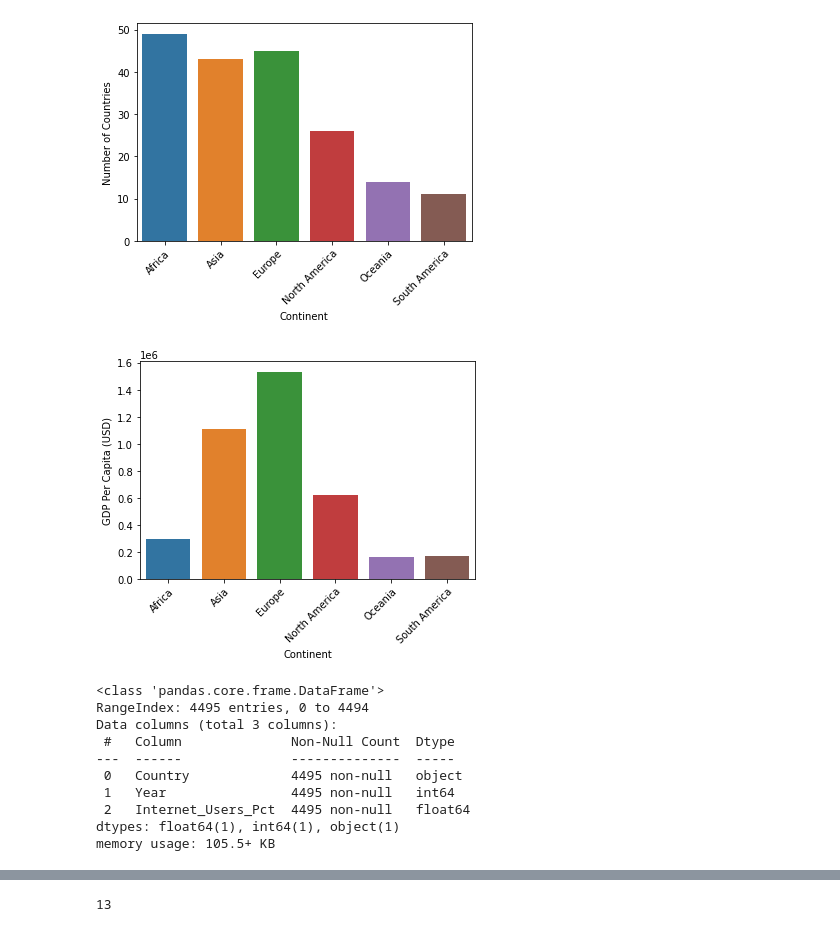
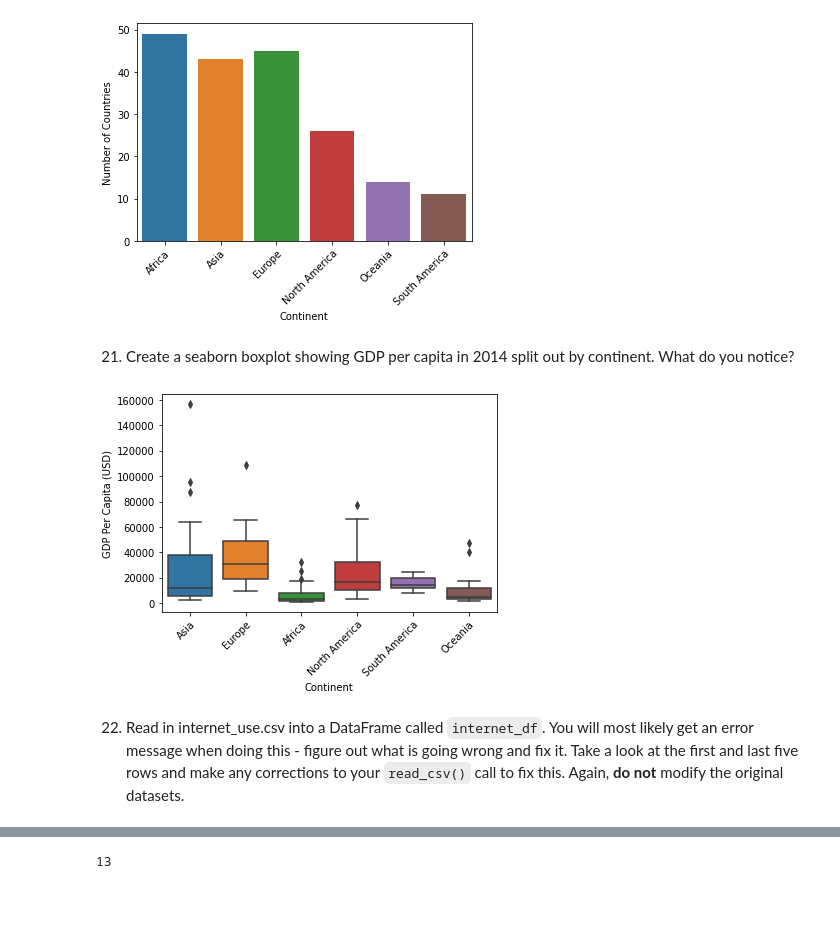
Before and after one commit to nss-data-science-cohort-5/un_exploration-rohitrvenkat, a Jupyter notebook: UN_Data_Exploration.ipynb, the cells around one changed output, grey strips where cells are left out. Cells and saved outputs as stored; diff of their text form; code cells hidden in the pictures; blank space fills up the shorter version.

```diff
--- a/UN_Data_Exploration.ipynb
+++ b/UN_Data_Exploration.ipynb
@@ -7,2 +34,2 @@ import seaborn as sns
 # %%
-gdp_df = pd.read_csv('data/gdp_per_capita.csv')
+gdp_df = pd.read_csv('data/gdp_per_capita.csv', nrows = 6868)
@@ -32,3 +38,3 @@ gdp_df.tail()
 # %%
-gdp_df = pd.read_csv('data/gdp_per_capita.csv', usecols = ['Country or Area', 'Year', 'Value'], nrows = 6868)
+gdp_df = gdp_df.drop(columns = 'Value Footnotes')
 gdp_df.columns = ['Country', 'Year', 'GDP_Per_Capita']
@@ -152,11 +187,14 @@ plt.xticks(rotation = 45, ha = 'right', rotation_mode = 'anchor')
 plt.ylabel('Number of Countries');
 # %% [output]
 [figure]
+# %% [markdown]
+21. Create a seaborn boxplot showing GDP per capita in 2014 split out by continent. What do you notice?
 # %%
-gdp_2014_by_continent = gdp_df[gdp_df['Year'] == 2014].groupby('Continent').agg(sum)
-sns.barplot(data = gdp_2014_by_continent, x = gdp_2014_by_continent.index, y = 'GDP_Per_Capita')
+sns.boxplot(data = gdp_df[gdp_df['Year'] == 2014], x = 'Continent', y = 'GDP_Per_Capita')
 plt.xticks(rotation = 45, ha = 'right', rotation_mode = 'anchor')
 plt.ylabel('GDP Per Capita (USD)');
 # %% [output]
-[figure, old version]
+[figure, new version]
+# %% [markdown]
+22. Read in internet_use.csv into a DataFrame called `internet_df`. You will most likely get an error message when doing this - figure out what is going wrong and fix it. Take a look at the first and last five rows and make any corrections to your `read_csv()` call to fix this. Again, **do not** modify the original datasets.
 # %%
@@ -165,13 +201,0 @@ internet_df.columns = ['Country', 'Year', 'Internet_Users_Pct']
-# %%
-internet_df.info()
-# %% [output]
-<class 'pandas.core.frame.DataFrame'>
-RangeIndex: 4495 entries, 0 to 4494
-Data columns (total 3 columns):
- #   Column              Non-Null Count  Dtype
----  ------              --------------  -----
- 0   Country             4495 non-null   object
- 1   Year                4495 non-null   int64
- 2   Internet_Users_Pct  4495 non-null   float64
-dtypes: float64(1), int64(1), object(1)
-memory usage: 105.5+ KB
```
Also changed, not shown: parts of 59 cells of this notebook.
